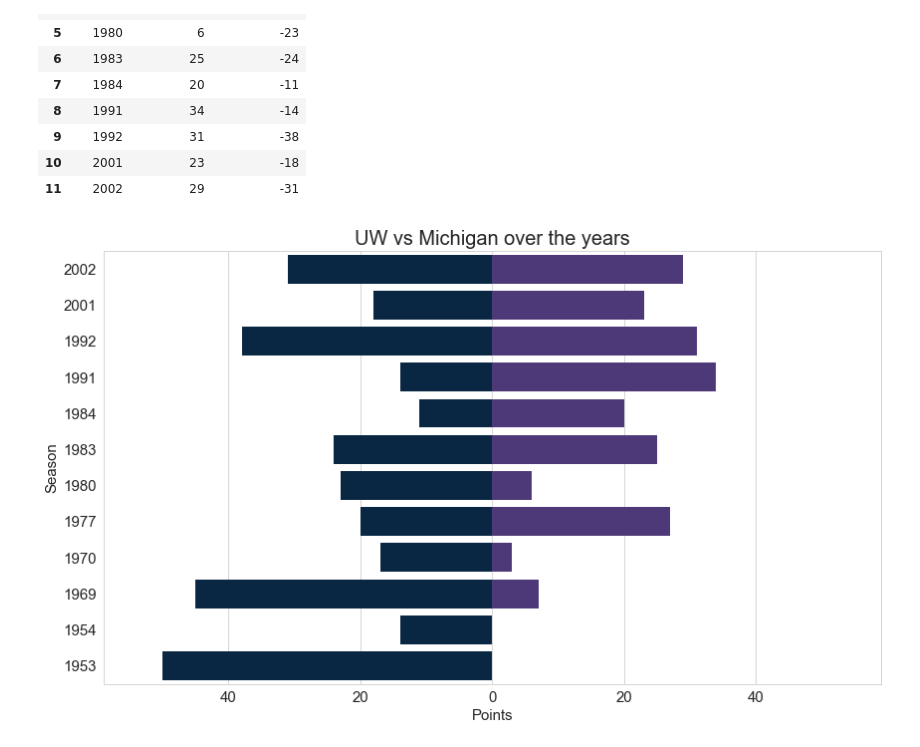
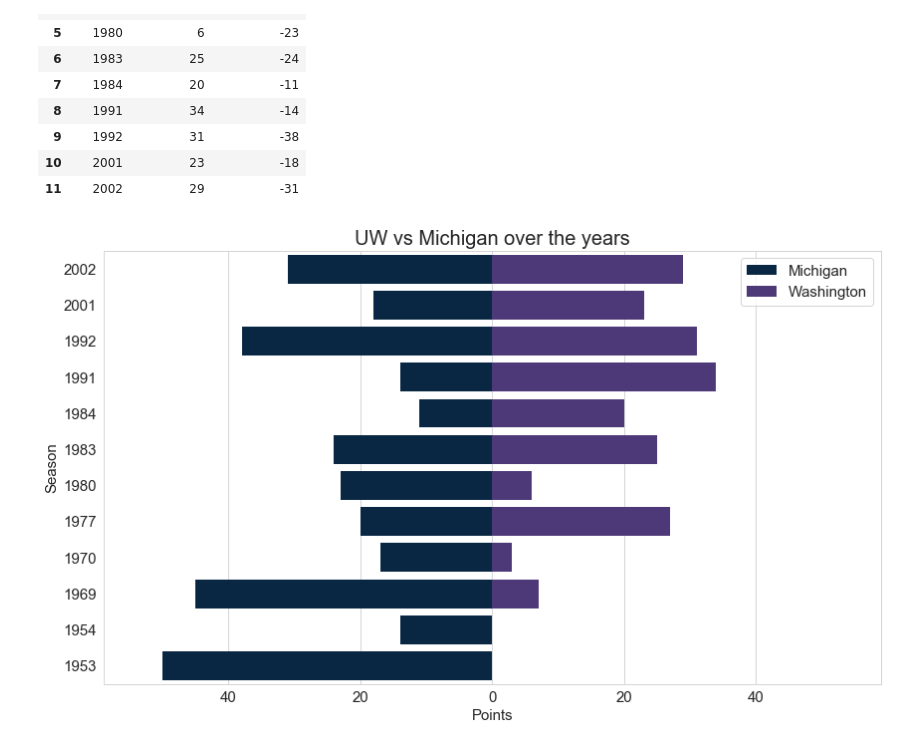
Before and after one commit to iletthedawgsout/blogposts, a Jupyter notebook: in_honor_of_Sept_5/in_honor_of_Sept_5.ipynb, the cells around one changed output. Cells and saved outputs as stored; diff of their text form; code cells hidden in the pictures.

Commit message:
Adds legend to plot

```diff
--- a/in_honor_of_Sept_5/in_honor_of_Sept_5.ipynb
+++ b/in_honor_of_Sept_5/in_honor_of_Sept_5.ipynb
@@ -125,22 +137,24 @@ years = ["2002 season", "2001 season", "1992 season", "1991 season", "1984 seaso
 # %%
 sns.set_style("whitegrid")
 
 fig = plt.figure(figsize=(14,8))
-bar_plot = sns.barplot(x="mich_points", y="season", data=games, order=years, lw=0, color="#00274C")
-bar_plot = sns.barplot(x="wa_points", y="season", data=games, order=years, lw=0, color="#4b2e83")
+bar_plot = sns.barplot(x="mich_points", y="season", data=games, order=years, lw=0, color="#00274C", label="Michigan")
+bar_plot = sns.barplot(x="wa_points", y="season", data=games, order=years, lw=0, color="#4b2e83", label="Washington")
 
 y_labels = ["2002", "2001", "1992", "1991", "1984", "1983", "1980", "1977", "1970", "1969", "1954", "1953"]
 x_labels = ["60", "40", "20", "0", "20", "40", "60"]
 
 
 bar_plot.set_xlabel("Points", fontsize=15)
 bar_plot.set_ylabel("Season", fontsize=15)
 bar_plot.set_title("UW vs Michigan over the years",fontsize=20)
 bar_plot.set_yticklabels(y_labels, fontsize=15)
 bar_plot.set(xlim=(-59,59))
 bar_plot.set_xticklabels(x_labels, fontsize=15)
 
+leg = plt.legend(prop={'size': 15})
+
 plt.savefig("in_honor_of_Sept_5.jpg")
 plt.show()
 # %% [output]
-[figure, old version]
+[figure, new version]
```
Also changed, not shown: parts of 3 cells of this notebook, 1 other file.
